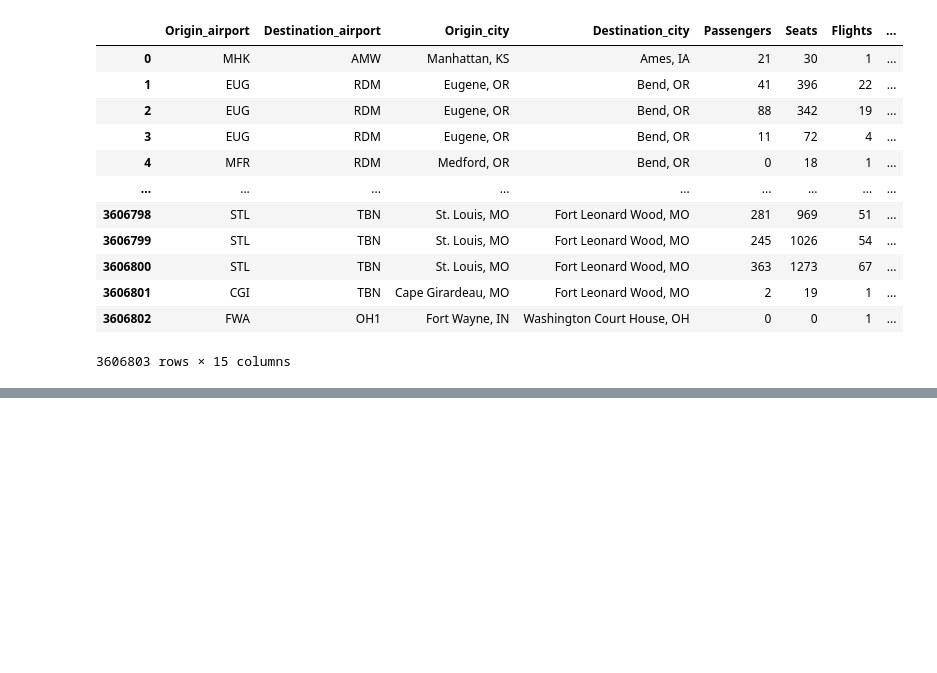
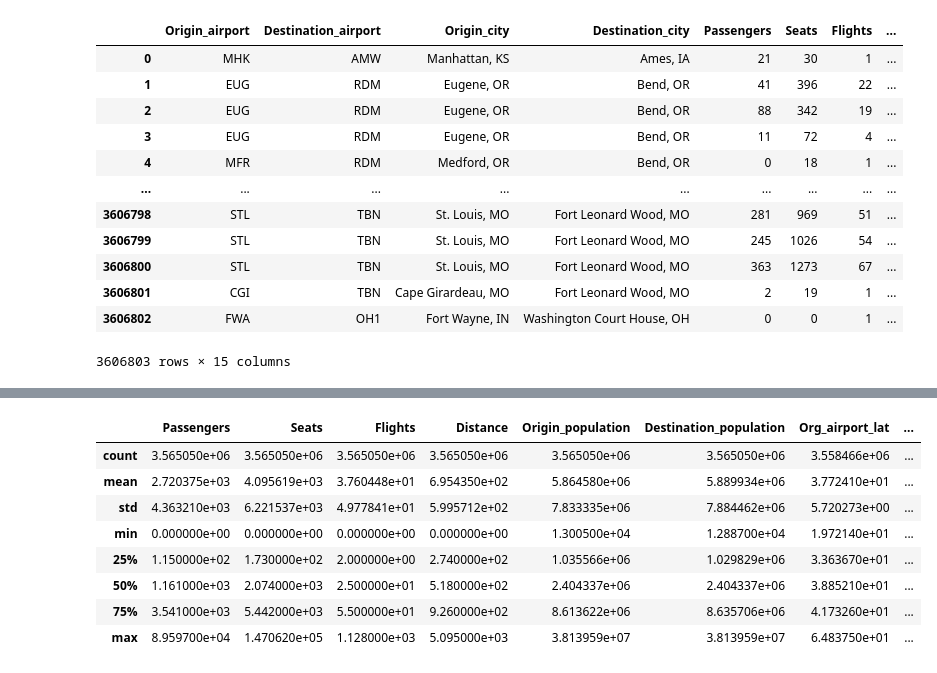
Before and after one commit to robertomagno1/ADM-HM5, a Jupyter notebook: main.ipynb, the cells around one changed output, grey strips where cells are left out. Saved outputs shown, nothing was run; the diff lists cells and outputs as text; code cells hidden in the pictures; blank space fills up the shorter version.

```diff
--- a/main.ipynb
+++ b/main.ipynb
@@ -29,0 +52,12 @@ df
+# %%
+df.describe()
+# %% [output]
+|  | Passengers | Seats | Flights | Distance | Origin_population | Destination_population | Org_airport_lat | ... |
+| count | 3.565050e+06 | 3.565050e+06 | 3.565050e+06 | 3.565050e+06 | 3.565050e+06 | 3.565050e+06 | 3.558466e+06 | ... |
+| mean | 2.720375e+03 | 4.095619e+03 | 3.760448e+01 | 6.954350e+02 | 5.864580e+06 | 5.889934e+06 | 3.772410e+01 | ... |
+| std | 4.363210e+03 | 6.221537e+03 | 4.977841e+01 | 5.995712e+02 | 7.833335e+06 | 7.884462e+06 | 5.720273e+00 | ... |
+| min | 0.000000e+00 | 0.000000e+00 | 0.000000e+00 | 0.000000e+00 | 1.300500e+04 | 1.288700e+04 | 1.972140e+01 | ... |
+| 25% | 1.150000e+02 | 1.730000e+02 | 2.000000e+00 | 2.740000e+02 | 1.035566e+06 | 1.029829e+06 | 3.363670e+01 | ... |
+| 50% | 1.161000e+03 | 2.074000e+03 | 2.500000e+01 | 5.180000e+02 | 2.404337e+06 | 2.404337e+06 | 3.885210e+01 | ... |
+| 75% | 3.541000e+03 | 5.442000e+03 | 5.500000e+01 | 9.260000e+02 | 8.613622e+06 | 8.635706e+06 | 4.173260e+01 | ... |
+| max | 8.959700e+04 | 1.470620e+05 | 1.128000e+03 | 5.095000e+03 | 3.813959e+07 | 3.813959e+07 | 6.483750e+01 | ... |
```
Also changed, not shown: parts of 12 cells of this notebook.
